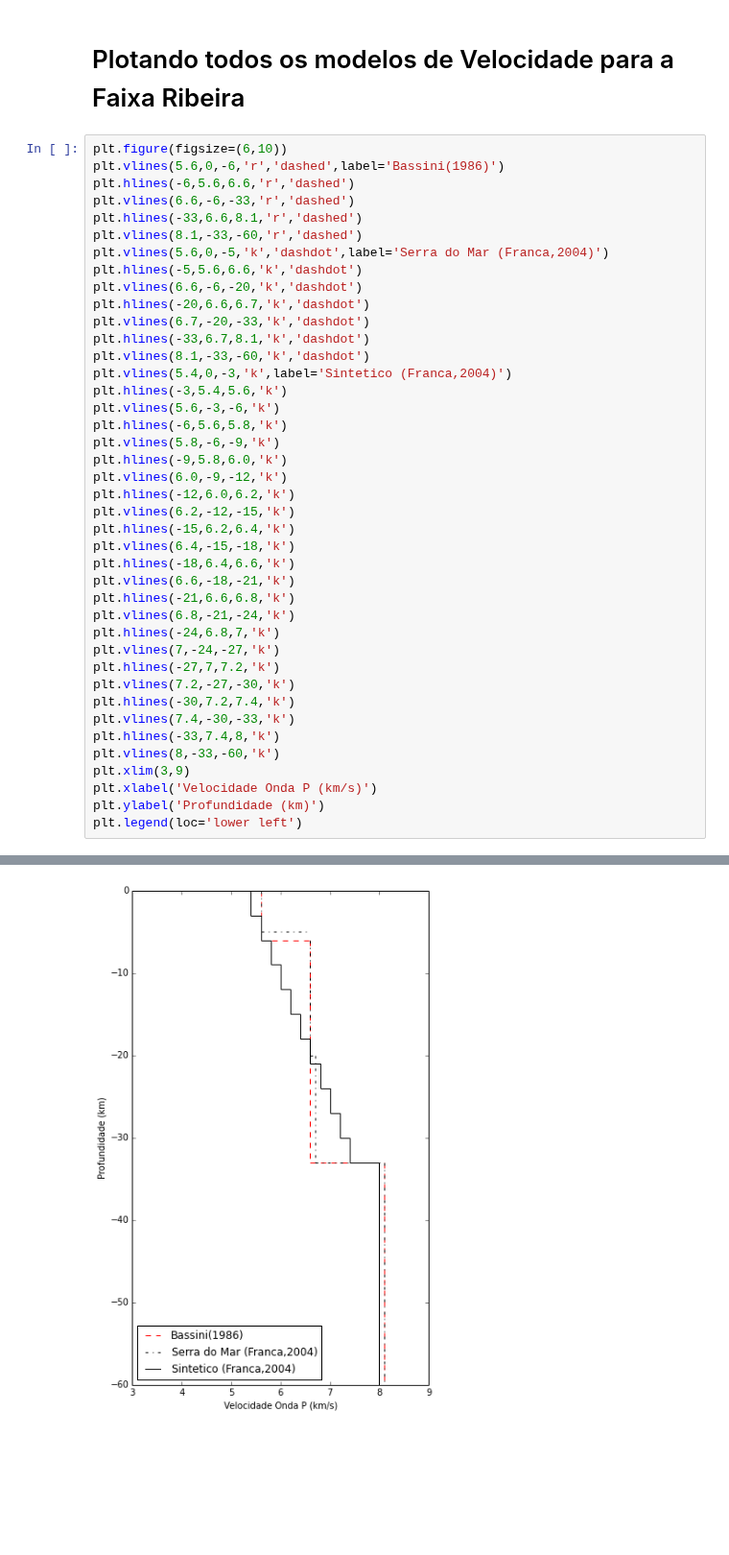
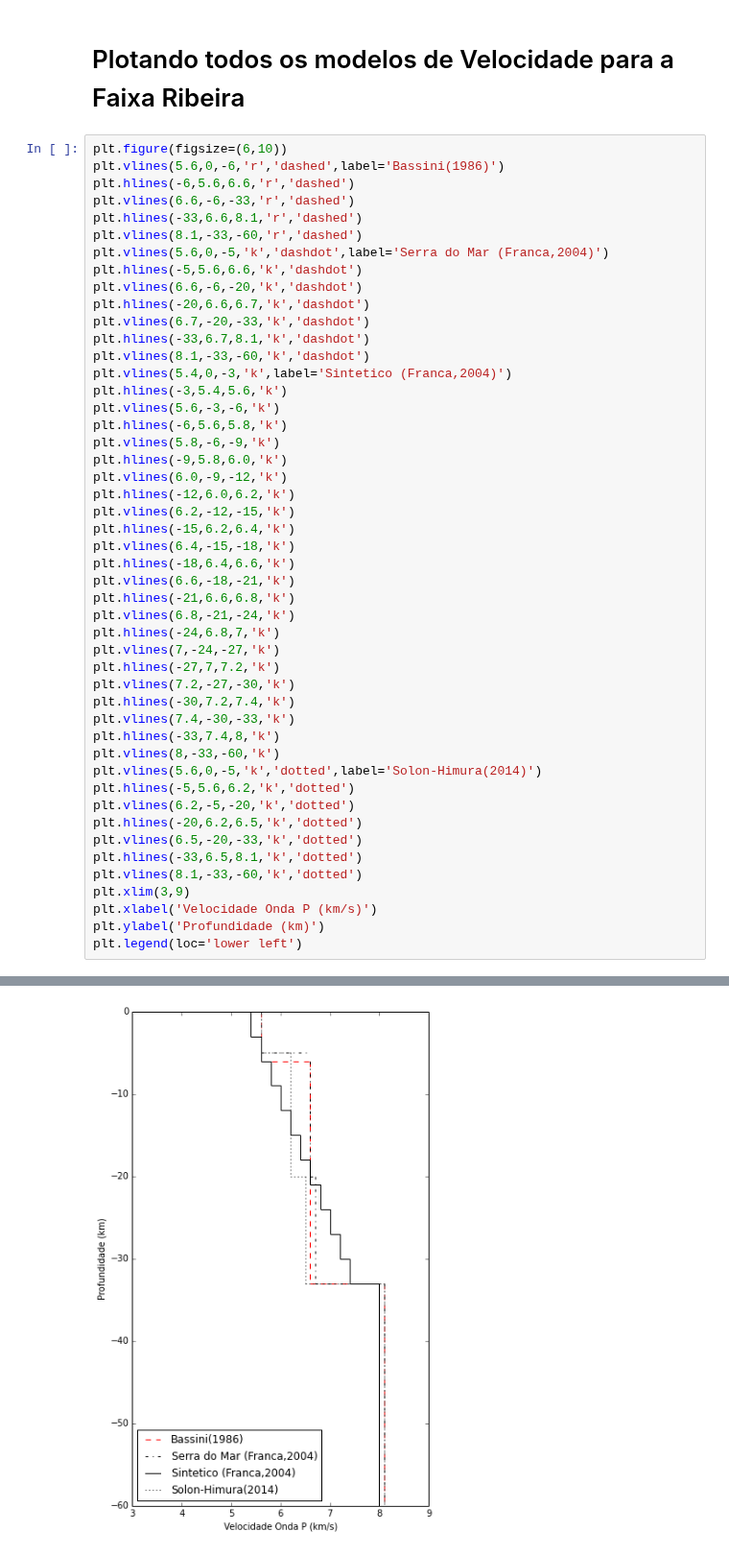
Before and after one commit to dIOGOLOC/projeto_mestrado, a Jupyter notebook: modelagem.ipynb, the cells around one changed output, grey strips where cells are left out. Shown at 96% size. Drawn from its saved outputs; the diff is of its cells as text; blank space fills up the shorter version.

```diff
--- a/modelagem.ipynb
+++ b/modelagem.ipynb
@@ -151,31 +176,38 @@ plt.hlines(-33,6.7,8.1,'k','dashdot')
 plt.vlines(8.1,-33,-60,'k','dashdot')
 plt.vlines(5.4,0,-3,'k',label='Sintetico (Franca,2004)')
 plt.hlines(-3,5.4,5.6,'k')
 plt.vlines(5.6,-3,-6,'k')
 plt.hlines(-6,5.6,5.8,'k')
 plt.vlines(5.8,-6,-9,'k')
 plt.hlines(-9,5.8,6.0,'k')
 plt.vlines(6.0,-9,-12,'k')
 plt.hlines(-12,6.0,6.2,'k')
 plt.vlines(6.2,-12,-15,'k')
 plt.hlines(-15,6.2,6.4,'k')
 plt.vlines(6.4,-15,-18,'k')
 plt.hlines(-18,6.4,6.6,'k')
 plt.vlines(6.6,-18,-21,'k')
 plt.hlines(-21,6.6,6.8,'k')
 plt.vlines(6.8,-21,-24,'k')
 plt.hlines(-24,6.8,7,'k')
 plt.vlines(7,-24,-27,'k')
 plt.hlines(-27,7,7.2,'k')
 plt.vlines(7.2,-27,-30,'k')
 plt.hlines(-30,7.2,7.4,'k')
 plt.vlines(7.4,-30,-33,'k')
 plt.hlines(-33,7.4,8,'k')
 plt.vlines(8,-33,-60,'k')
+plt.vlines(5.6,0,-5,'k','dotted',label='Solon-Himura(2014)')
+plt.hlines(-5,5.6,6.2,'k','dotted')
+plt.vlines(6.2,-5,-20,'k','dotted')
+plt.hlines(-20,6.2,6.5,'k','dotted')
+plt.vlines(6.5,-20,-33,'k','dotted')
+plt.hlines(-33,6.5,8.1,'k','dotted')
+plt.vlines(8.1,-33,-60,'k','dotted')
 plt.xlim(3,9)
 plt.xlabel('Velocidade Onda P (km/s)')
 plt.ylabel('Profundidade (km)')
 plt.legend(loc='lower left')
 # %% [output]
 <matplotlib.legend.Legend at 0x...>
-[figure, old version]
+[figure, new version]
```
Also changed, not shown: parts of 9 cells of this notebook.
